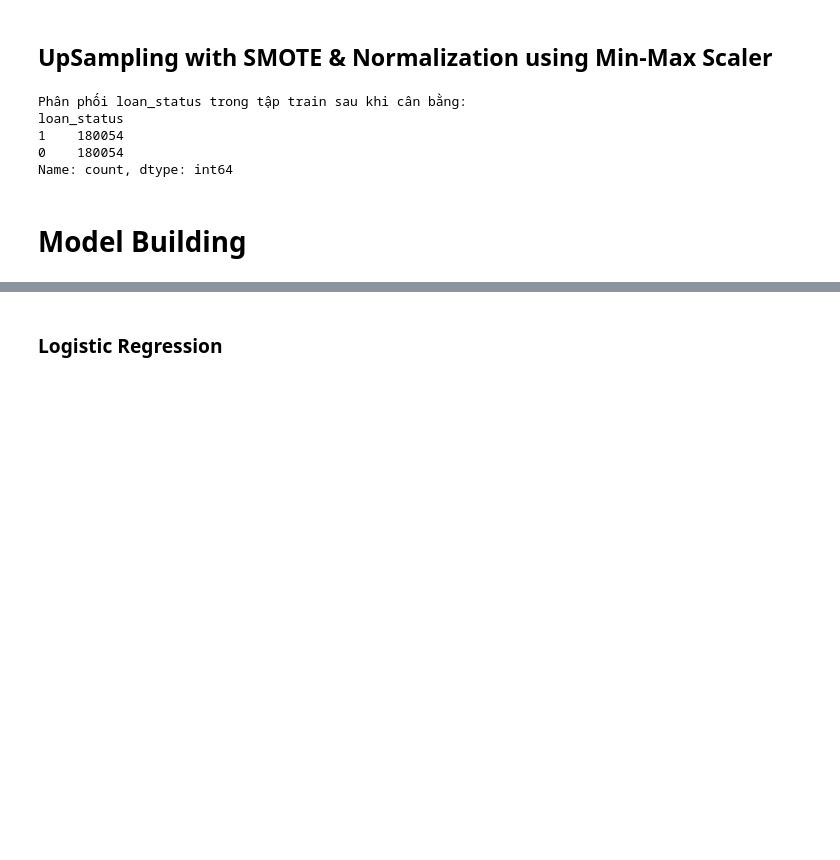
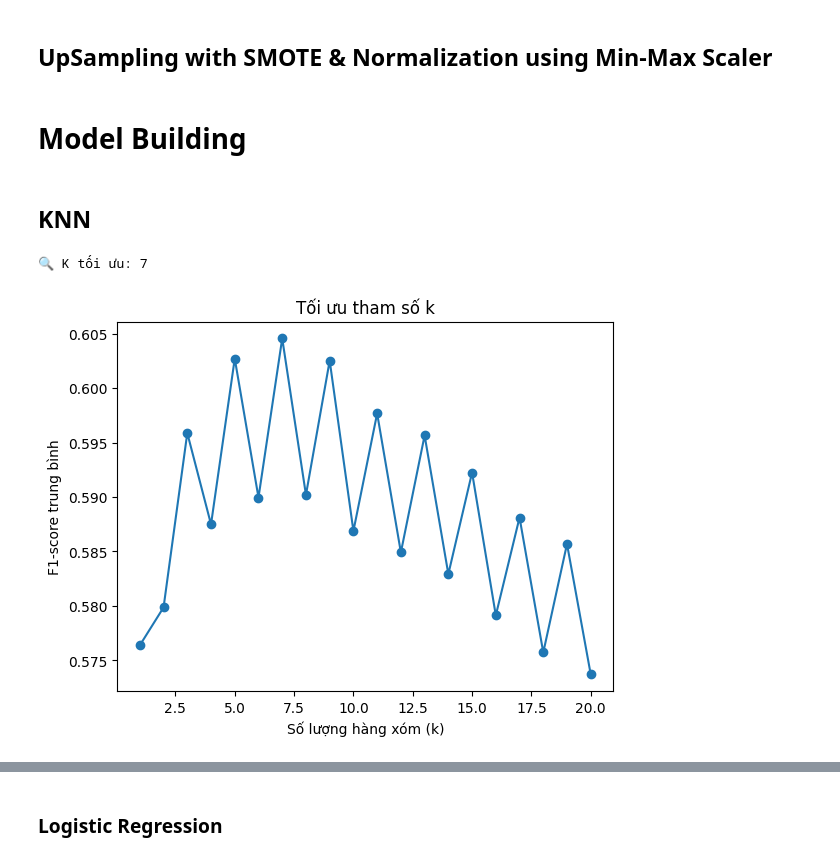
Before and after one commit to nhmanhDev/Loan-Repayment-Prediction, a Jupyter notebook: FinalCode_Group6_LendingClub.ipynb, the cells around one changed output, grey strips where cells are left out. Drawn from its saved outputs; the diff is of its cells as text; code cells hidden in the pictures; blank space fills up the shorter version.

```diff
--- a/FinalCode_Group6_LendingClub.ipynb
+++ b/FinalCode_Group6_LendingClub.ipynb
@@ -1029,28 +1036,25 @@ Name: count, dtype: int64
 # %% [markdown]
 ## UpSampling with SMOTE & Normalization using Min-Max Scaler
 # %%
-from imblearn.over_sampling import SMOTE
-
-smote = SMOTE(random_state=42)
-X_train_balanced, y_train_balanced = smote.fit_resample(X_train, y_train)
+# smote = SMOTE(random_state=42)
+# X_train_balanced, y_train_balanced = smote.fit_resample(X_train, y_train)
 
 
-# Kiểm tra phân phối sau khi cân bằng
-print("\nPhân phối loan_status trong tập train sau khi cân bằng:")
-print(y_train_balanced.value_counts())
+# # Kiểm tra phân phối sau khi cân bằng
+# print("\nPhân phối loan_status trong tập train sau khi cân bằng:")
+# print(y_train_balanced.value_counts())
-# %% [output]
-Phân phối loan_status trong tập train sau khi cân bằng:
-loan_status
-1    180054
-0    180054
-Name: count, dtype: int64
 # %%
 scaler = MinMaxScaler()
+joblib.dump(scaler, 'scaler.pkl')
+# # Chuẩn hóa dữ liệu cho tập huấn luyện
+# X_train_scaled = scaler.fit_transform(X_train_balanced)
 
 # Chuẩn hóa dữ liệu cho tập huấn luyện
-X_train_scaled = scaler.fit_transform(X_train_balanced)
+X_train_scaled = scaler.fit_transform(X_train)
 
-# Chuẩn hóa dữ liệu cho tập kiểm tra
+# Chuẩn hóa dữ liệu cho tập xác thực
 X_test_scaled = scaler.transform(X_test)
+
+X_backtest_scaled = scaler.transform(X_backtest)
 # %% [markdown]
 # **Model Building**
@@ -1056,0 +1094,37 @@ X_test_scaled = scaler.transform(X_test)
+# %% [markdown]
+## KNN
+# %%
+# Bắt đầu đo thời gian
+start_time = time.time()
+
+k_range = list(range(1, 21))  # Thử từ k=1 đến k=20
+cv_scores = []  # Lưu điểm đánh giá
+
+# Duyệt qua từng giá trị của k
+for k in k_range:
+    knn = KNeighborsClassifier(n_neighbors=k)
+    scores = cross_val_score(knn, X_train_scaled, y_train, cv=5, scoring='f1')  # Đánh giá bằng F1-score
+    cv_scores.append(scores.mean())
+
+# Tìm k tốt nhất
+best_k = k_range[np.argmax(cv_scores)]
+print(f"🔍 K tối ưu: {best_k}")
+
+# Huấn luyện với k tốt nhất
+knn_best = KNeighborsClassifier(n_neighbors=best_k)
+knn_best.fit(X_train_scaled, y_train)
+
+joblib.dump(knn_best, 'knn_best.pkl')
+
+# Kết thúc đo thời gian
+end_time = time.time()
+
+# Vẽ biểu đồ
+plt.plot(k_range, cv_scores, marker='o')
+plt.xlabel('Số lượng hàng xóm (k)')
+plt.ylabel('F1-score trung bình')
+plt.title('Tối ưu tham số k')
+plt.show()
+# %% [output]
+🔍 K tối ưu: 7
+[figure, added]
```
Also changed, not shown: parts of 23 cells of this notebook, 14 other files.
